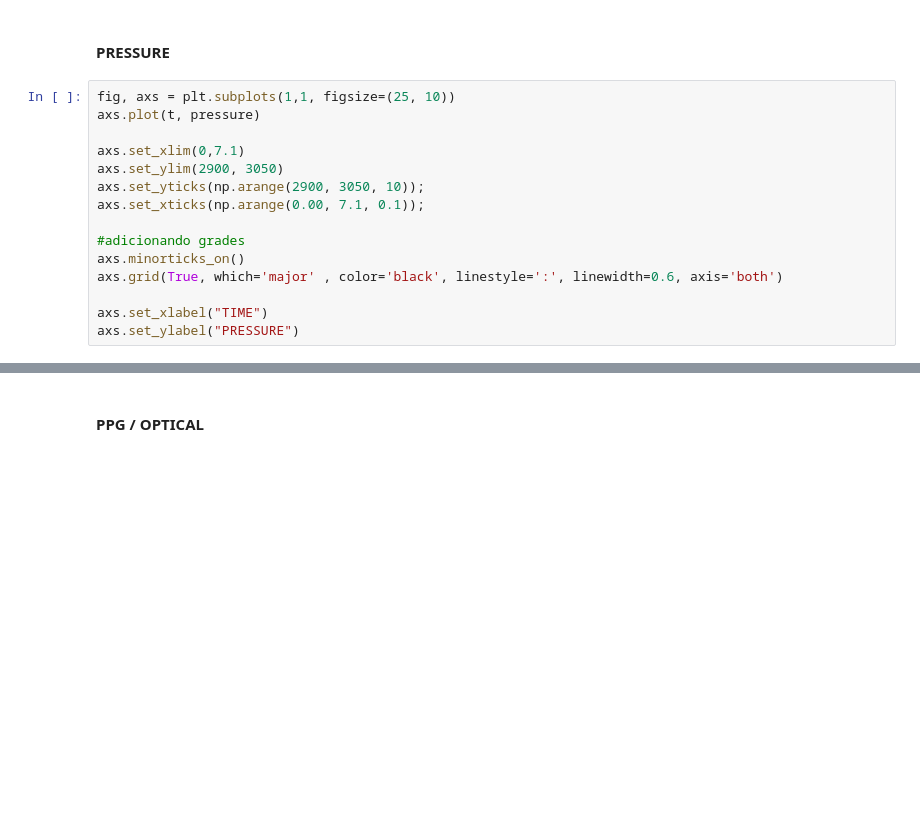
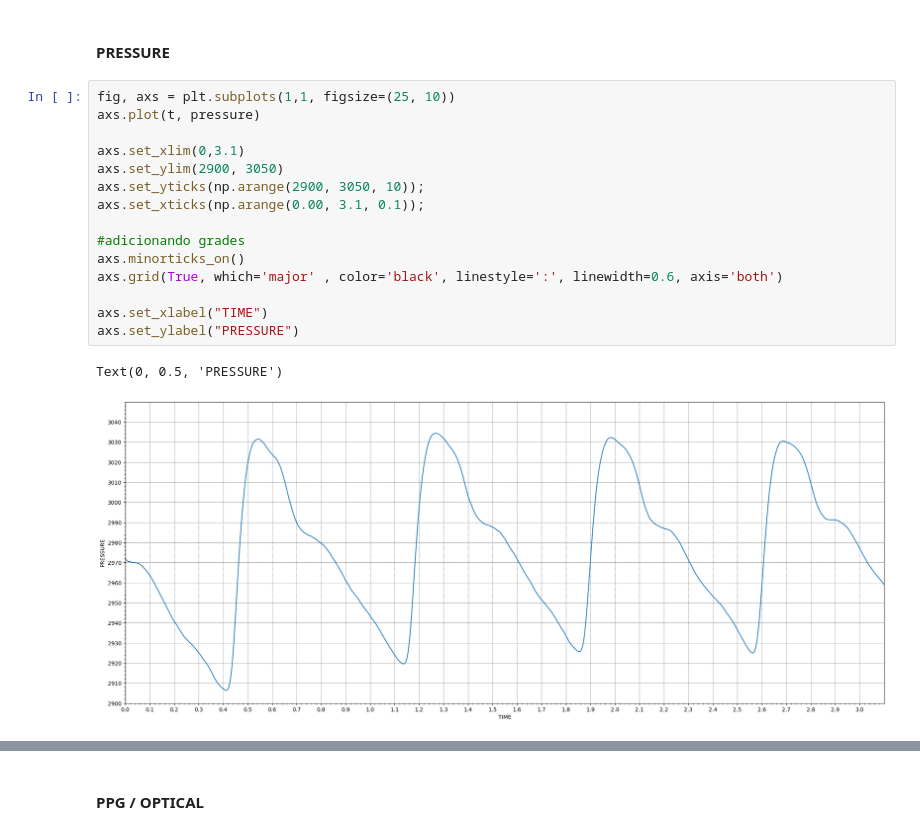
Before and after one commit to brendda-thamyres/processamento_de_sinal, a Jupyter notebook: features_analisys.ipynb, the cells around one changed output, grey strips where cells are left out. Saved outputs shown, nothing was run; the diff lists cells and outputs as text; blank space fills up the shorter version.

```diff
--- a/features_analisys.ipynb
+++ b/features_analisys.ipynb
@@ -94,17 +130,20 @@ max_linha, min_linha = extremos_na_faixa(waveform_df, 'ekg', inicio=0.0, fim=0.4
 # %%
 fig, axs = plt.subplots(1,1, figsize=(25, 10))
 axs.plot(t, pressure)
 
-axs.set_xlim(0,7.1)
+axs.set_xlim(0,3.1)
 axs.set_ylim(2900, 3050)
 axs.set_yticks(np.arange(2900, 3050, 10));
-axs.set_xticks(np.arange(0.00, 7.1, 0.1));
+axs.set_xticks(np.arange(0.00, 3.1, 0.1));
 
 #adicionando grades
 axs.minorticks_on()
 axs.grid(True, which='major' , color='black', linestyle=':', linewidth=0.6, axis='both')
 
 axs.set_xlabel("TIME")
 axs.set_ylabel("PRESSURE")
+# %% [output]
+Text(0, 0.5, 'PRESSURE')
+[figure, added]
 # %%
 max_linha, min_linha = extremos_na_faixa(waveform_df, 'pressure', inicio=0.0, fim=7.1)
```
Also changed, not shown: parts of 17 cells of this notebook.
